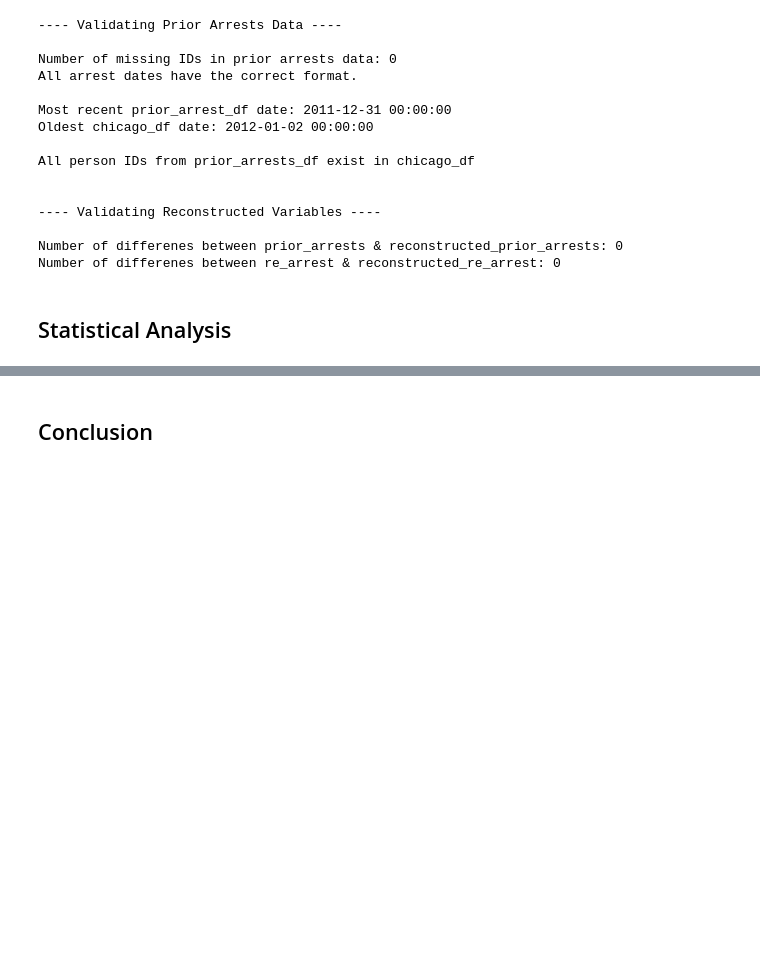
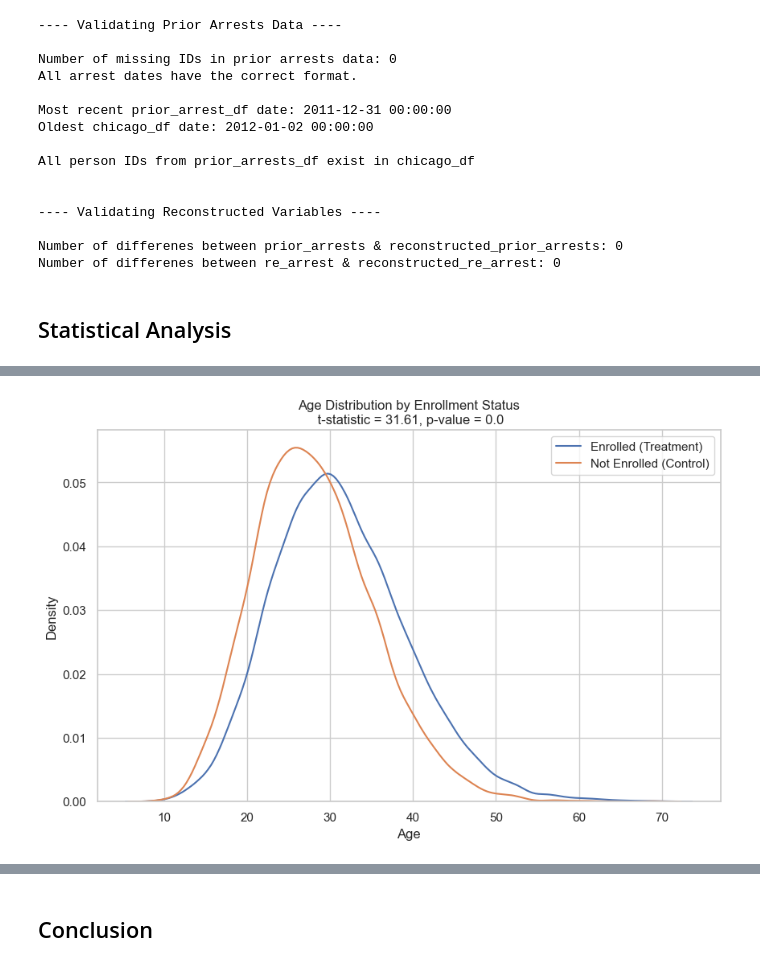
Before and after one commit to Will-Dinneen/Dinneen-DRI-DevLab-Assignment, a Jupyter notebook: PDRI-Data-Assignment.ipynb, the cells around one changed output, grey strips where cells are left out. Saved outputs shown, nothing was run; the diff lists cells and outputs as text; code cells hidden in the pictures; blank space fills up the shorter version.

```diff
--- a/PDRI-Data-Assignment.ipynb
+++ b/PDRI-Data-Assignment.ipynb
@@ -358,0 +372,26 @@ Number of differenes between re_arrest & reconstructed_re_arrest: 0
+# %%
+# 1.a. Are the treatment and control groups balanced?
+
+import statsmodels.api as sm
+import pandas as pd
+
+# Encode Race & Gender
+chicago_df['gender_binary'] = chicago_df['gender'].astype('category').cat.codes
+race_dummies = pd.get_dummies(chicago_df['race'], prefix='race')
+
+# Drop black column to avoid perfect colinearity
+race_dummies = race_dummies.drop('race_BLACK', axis=1)
+
+X = pd.concat([chicago_df[['age', 'gender_binary']], race_dummies], axis=1)
+X = sm.add_constant(X)
+
+y = chicago_df['treat']
+
+# Fit the model
+logit_model = sm.Logit(y, X)
+result = logit_model.fit()
+
+print(result.summary())
+
+print("\n\nDescription of Age Across Groups:")
+print(chicago_df.groupby('treat')['age'].describe().to_markdown(tablefmt="psql"))
@@ -358,0 +416,20 @@ Number of differenes between re_arrest & reconstructed_re_arrest: 0
+# %%
+# 1.b. Choose one observable characteristic and visualize the difference between enrolled and not enrolled subjects.
+
+treat_df = chicago_df[chicago_df['treat'] == 1]
+control_df = chicago_df[chicago_df['treat'] == 0]
+
+t_stat, p_val = stats.ttest_ind(treat_df['age'], control_df['age'])
+
+# Plot
+plt.figure(figsize=(10,6))
+sns.kdeplot(treat_df['age'], label='Enrolled (Treatment)')
+sns.kdeplot(control_df['age'], label='Not Enrolled (Control)')
+
+plt.xlabel('Age')
+plt.ylabel('Density')
+plt.title(f'Age Distribution by Enrollment Status\n t-statistic = {t_stat.round(2)}, p-value = {p_val.round(3)}')
+plt.legend()
+plt.show()
+# %% [output]
+[figure, added]
```
Also changed, not shown: parts of 18 cells of this notebook, 1 other file.
